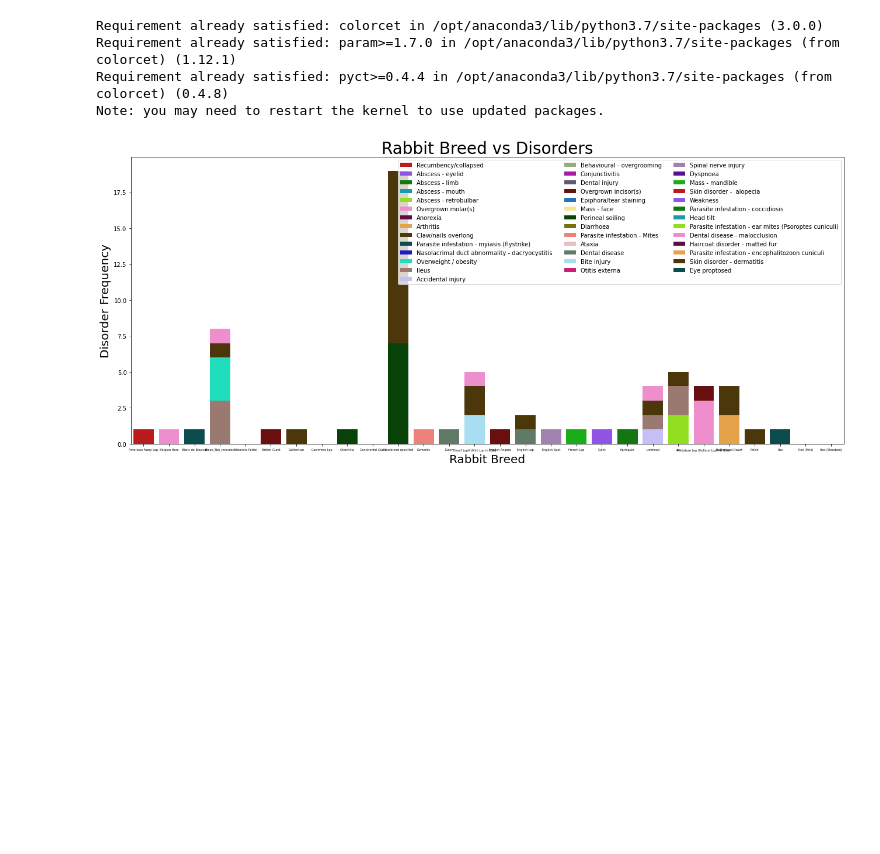
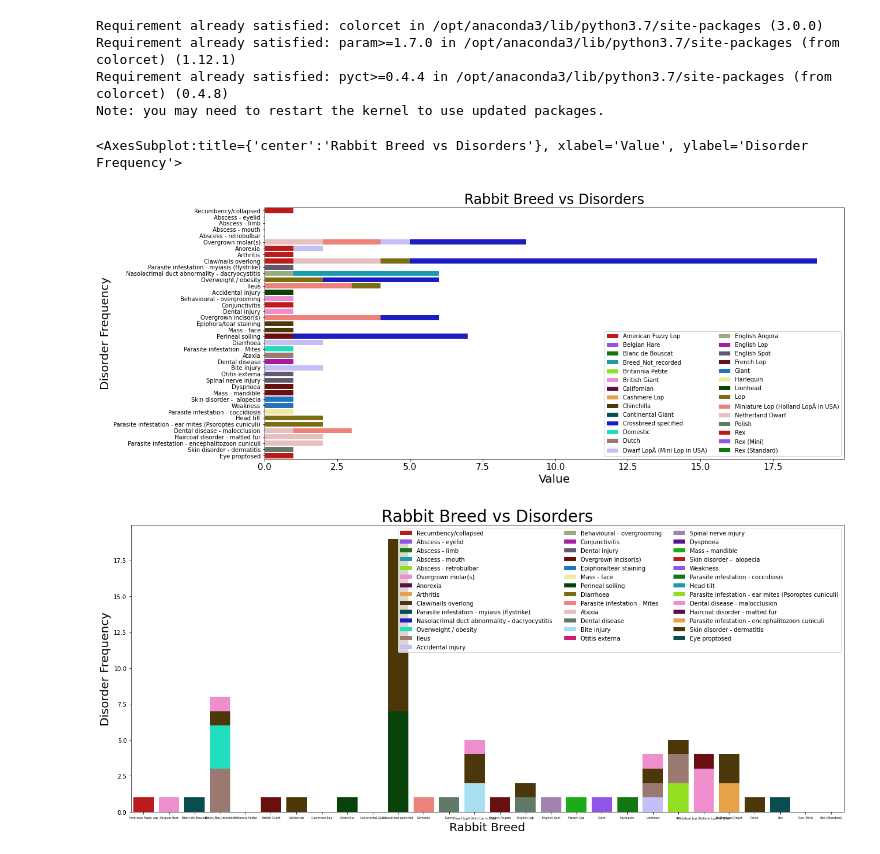
Before and after one commit to Fernandes2692/Rabbits-Not-Rodents_Udacity-Project, a Jupyter notebook: notebook/Rabbit_DataSet_DS-Udacity-00.ipynb, the cells around one changed output. Drawn from its saved outputs; the diff is of its cells as text; code cells hidden in the pictures; blank space fills up the shorter version.

```diff
--- a/notebook/Rabbit_DataSet_DS-Udacity-00.ipynb
+++ b/notebook/Rabbit_DataSet_DS-Udacity-00.ipynb
@@ -377,6 +377,30 @@ Requirement already satisfied: pyct>=0.4.4 in /opt/anaconda3/lib/python3.7/site-
 Note: you may need to restart the kernel to use updated packages.
 # %%
 import colorcet as cc
+# %%
+plt.figure(figsize=(18,8))
+def barplot(data):
+    '''
+    This function returns a barplot
+
+    Input: the dataframe
+
+    Output: seaborn barplot of rabbit breed vs disorders
+
+    '''
+    ax = sns.barplot(data=top5, x='value', y='Disorder', hue='Rabbit_Breed', dodge=False, palette = sns.color_palette(cc.glasbey, n_colors=25));
+    plt.xlabel('Value', fontsize=20)
+    plt.ylabel('Disorder Frequency', fontsize=20)
+    plt.title("Rabbit Breed vs Disorders", fontsize=24)
+    plt.xticks(fontsize=15)
+    plt.legend(ncol=2, loc=4)
+    data = data
+    return ax
+
+barplot(top5)
+# %% [output]
+<AxesSubplot:title={'center':'Rabbit Breed vs Disorders'}, xlabel='Value', ylabel='Disorder Frequency'>
+[figure, added]
 # %%
 plt.figure(figsize=(18,8))
 sns.barplot(data=top5, x='Rabbit_Breed', y='value', hue='Disorder', dodge=False, palette = sns.color_palette(cc.glasbey, n_colors=30));
```
Also changed, not shown: parts of 3 cells of this notebook.
